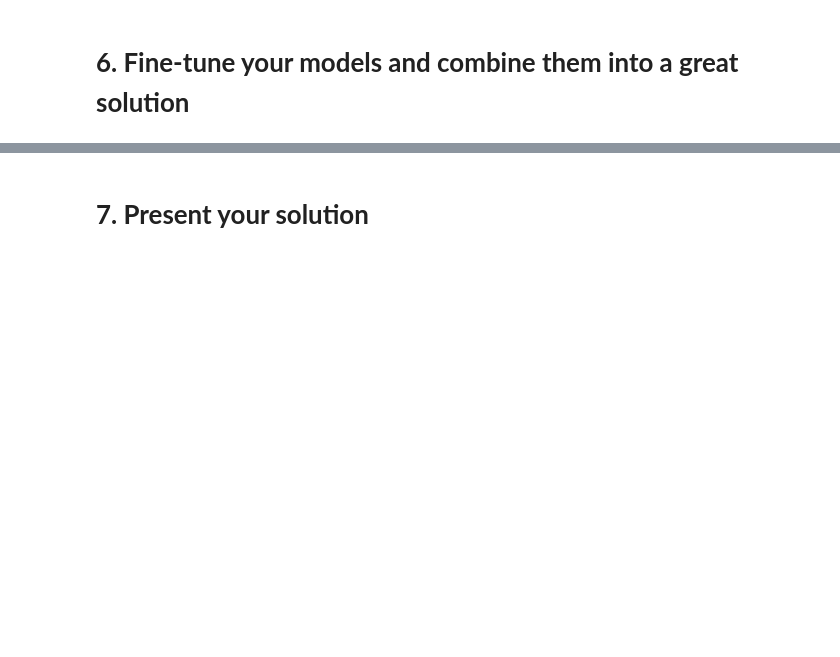
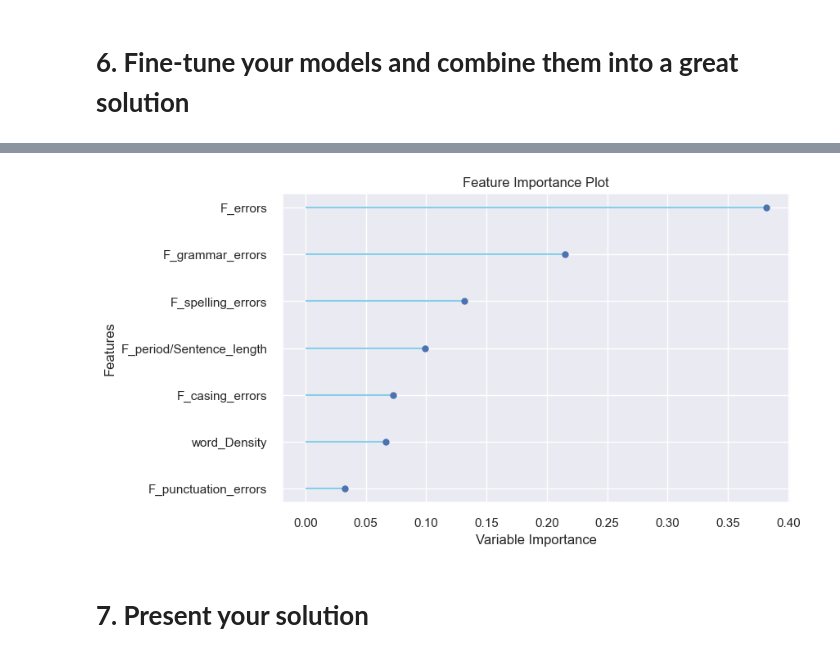
Before and after one commit to Eirhau/Assignment3_ML, a Jupyter notebook: ELL_Metrics.ipynb, the cells around one changed output, grey strips where cells are left out. Drawn from its saved outputs; the diff is of its cells as text; code cells hidden in the pictures; blank space fills up the shorter version.

```diff
--- a/ELL_Metrics.ipynb
+++ b/ELL_Metrics.ipynb
@@ -262,0 +346,2 @@ train_copy.head()
+# %%
+top4 = compare_models(n_select=4, sort='RMSE')
@@ -263,2 +367,4 @@ train_copy.head()
 # %% [markdown]
 # **6. Fine-tune your models and combine them into a great solution**
+# %%
+tuned_top4 = [tune_model(i) for i in top4]
@@ -264,0 +538,3 @@ train_copy.head()
+# %%
+plot_model(tuned_top4[1], 'feature')
+# %% [output]
@@ -265,3 +542,4 @@ train_copy.head()
+[figure, added]
 # %% [markdown]
 # **7. Present your solution**
 # %% [markdown]
```
Also changed, not shown: parts of 59 cells of this notebook, 24 other files.
